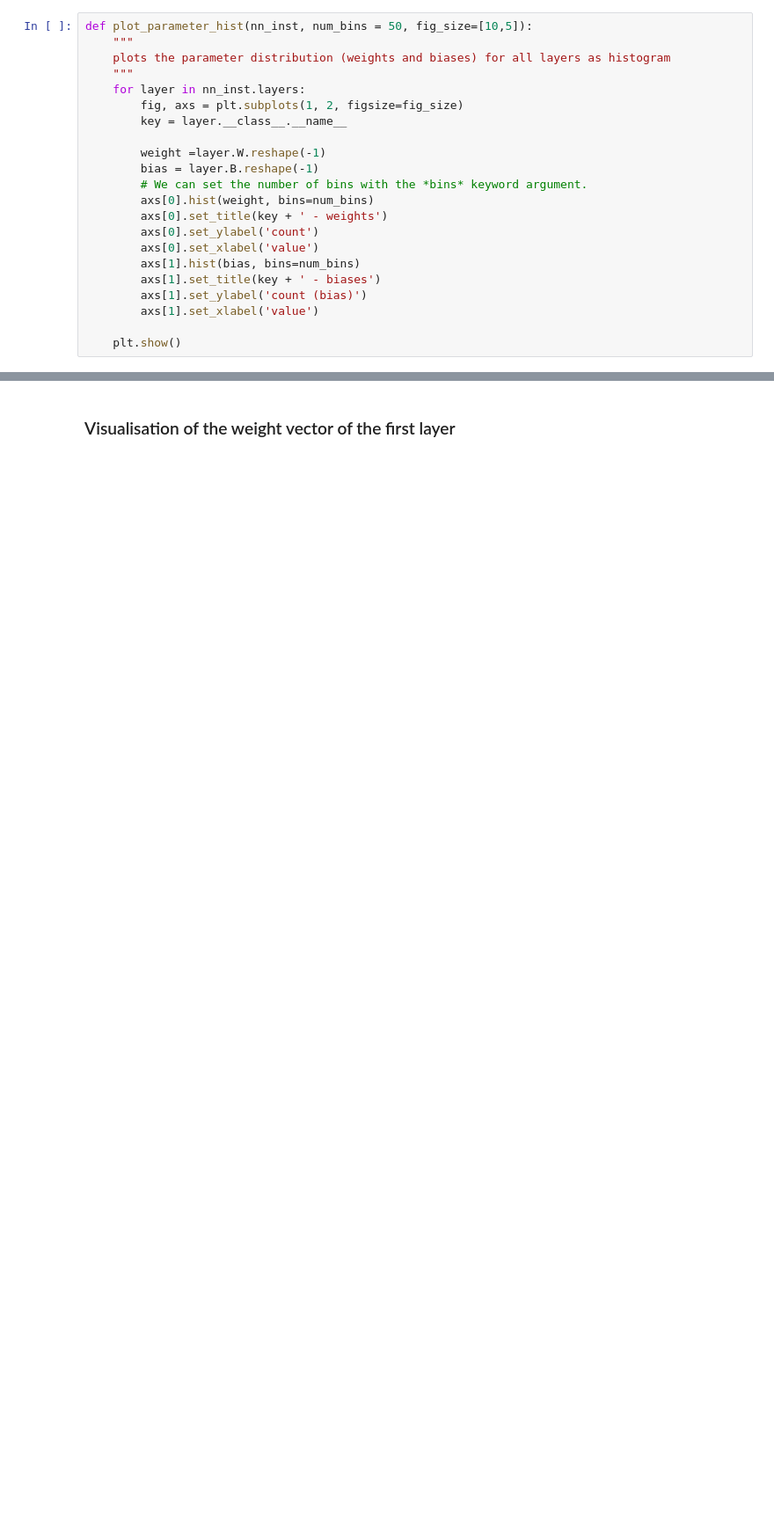
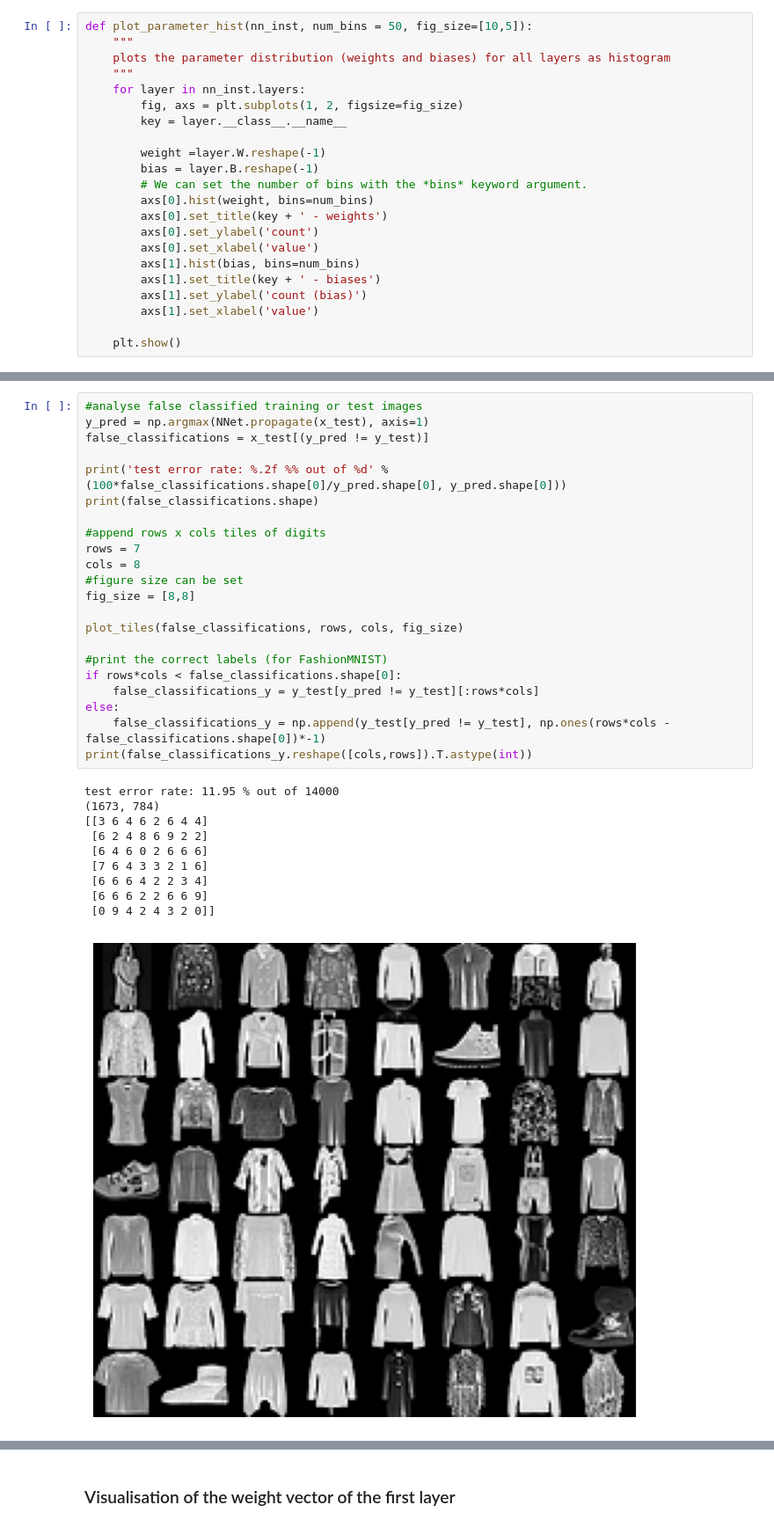
Before and after one commit to GeraudSilvestri/DeepLe_L4, a Jupyter notebook: mlp_stud.ipynb, the cells around one changed output, grey strips where cells are left out. Shown at 88% size. Drawn from its saved outputs; the diff is of its cells as text; blank space fills up the shorter version.

```diff
--- a/mlp_stud.ipynb
+++ b/mlp_stud.ipynb
@@ -745,0 +867,33 @@ print(false_classifications_y.reshape([cols,rows]).T.astype(int))
+# %%
+#analyse false classified training or test images
+y_pred = np.argmax(NNet.propagate(x_test), axis=1)
+false_classifications = x_test[(y_pred != y_test)]
+
+print('test error rate: %.2f %% out of %d' % (100*false_classifications.shape[0]/y_pred.shape[0], y_pred.shape[0]))
+print(false_classifications.shape)
+
+#append rows x cols tiles of digits
+rows = 7
+cols = 8
+#figure size can be set
+fig_size = [8,8]
+
+plot_tiles(false_classifications, rows, cols, fig_size)
+
+#print the correct labels (for FashionMNIST)
+if rows*cols < false_classifications.shape[0]:
+    false_classifications_y = y_test[y_pred != y_test][:rows*cols]
+else:
+    false_classifications_y = np.append(y_test[y_pred != y_test], np.ones(rows*cols - false_classifications.shape[0])*-1)
+print(false_classifications_y.reshape([cols,rows]).T.astype(int))
+# %% [output]
+test error rate: 11.95 % out of 14000
+(1673, 784)
+[[3 6 4 6 2 6 4 4]
+ [6 2 4 8 6 9 2 2]
+ [6 4 6 0 2 6 6 6]
+ [7 6 4 3 3 2 1 6]
+ [6 6 6 4 2 2 3 4]
+ [6 6 6 2 2 6 6 9]
+ [0 9 4 2 4 3 2 0]]
+[figure, added]
```
Also changed, not shown: parts of 12 cells of this notebook.
